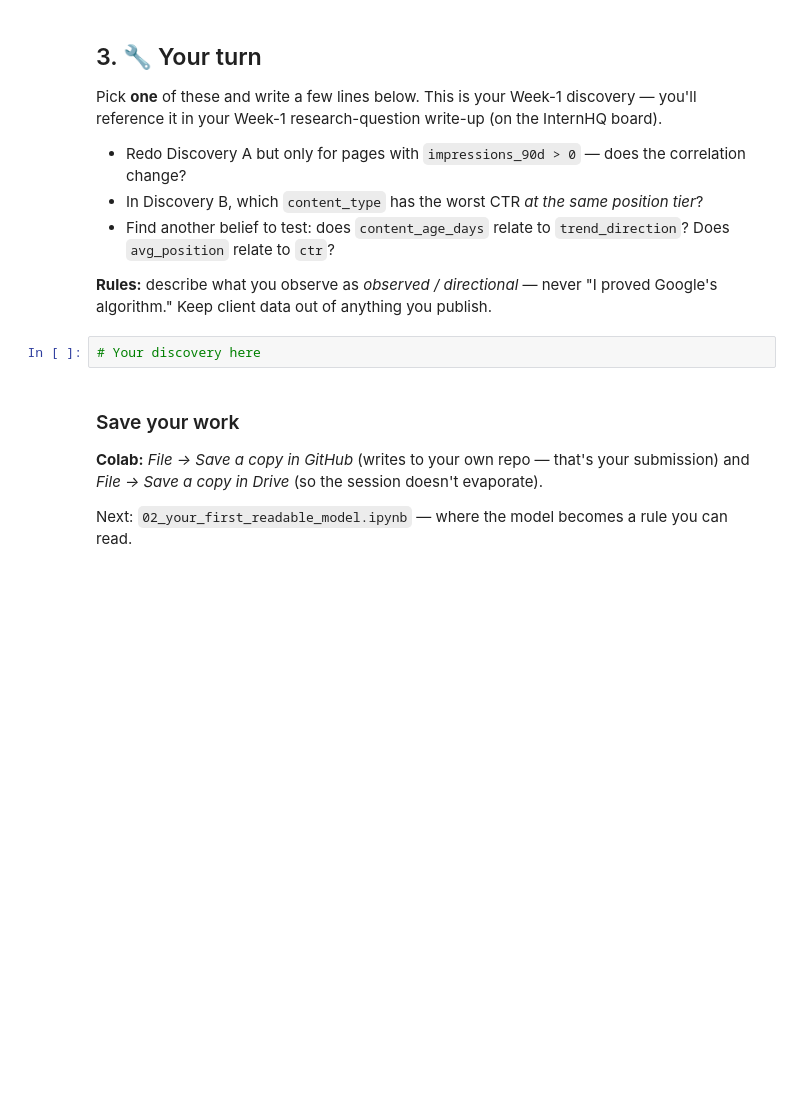
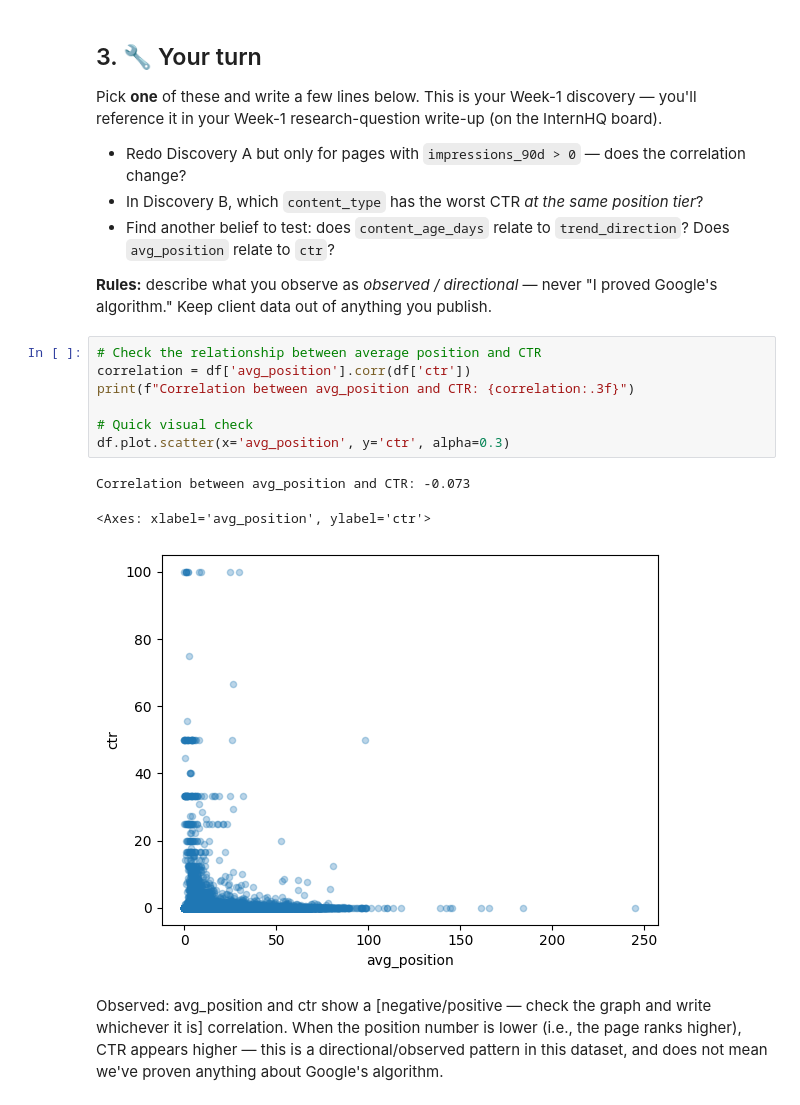
Before and after one commit to hamidism/Machine-Learning-intern, a Jupyter notebook: notebooks/01_first_look_and_discovery.ipynb, the cells around one changed output. Cells and saved outputs as stored; diff of their text form; blank space fills up the shorter version.

```diff
--- a/notebooks/01_first_look_and_discovery.ipynb
+++ b/notebooks/01_first_look_and_discovery.ipynb
@@ -98,9 +152,18 @@ Pick **one** of these and write a few lines below. This is your Week-1 discovery
 
 **Rules:** describe what you observe as *observed / directional* — never "I proved Google's algorithm." Keep client data out of anything you publish.
 # %%
-# Your discovery here
+# Check the relationship between average position and CTR
+correlation = df['avg_position'].corr(df['ctr'])
+print(f"Correlation between avg_position and CTR: {correlation:.3f}")
+
+# Quick visual check
+df.plot.scatter(x='avg_position', y='ctr', alpha=0.3)
+# %% [output]
+Correlation between avg_position and CTR: -0.073
+<Axes: xlabel='avg_position', ylabel='ctr'>
+[figure, added]
-# %% [markdown]
-### Save your work
-**Colab:** *File → Save a copy in GitHub* (writes to your own repo — that's your submission) and *File → Save a copy in Drive* (so the session doesn't evaporate).
-
-Next: `02_your_first_readable_model.ipynb` — where the model becomes a rule you can read.
+# %% [markdown]
+Observed: avg_position and ctr show a [negative/positive — check the graph and write whichever it is]
+correlation. When the position number is lower (i.e., the page ranks higher), CTR appears higher —
+this is a directional/observed pattern in this dataset, and does not mean we've proven anything
+about Google's algorithm.
```
Also changed, not shown: parts of 7 cells of this notebook.
